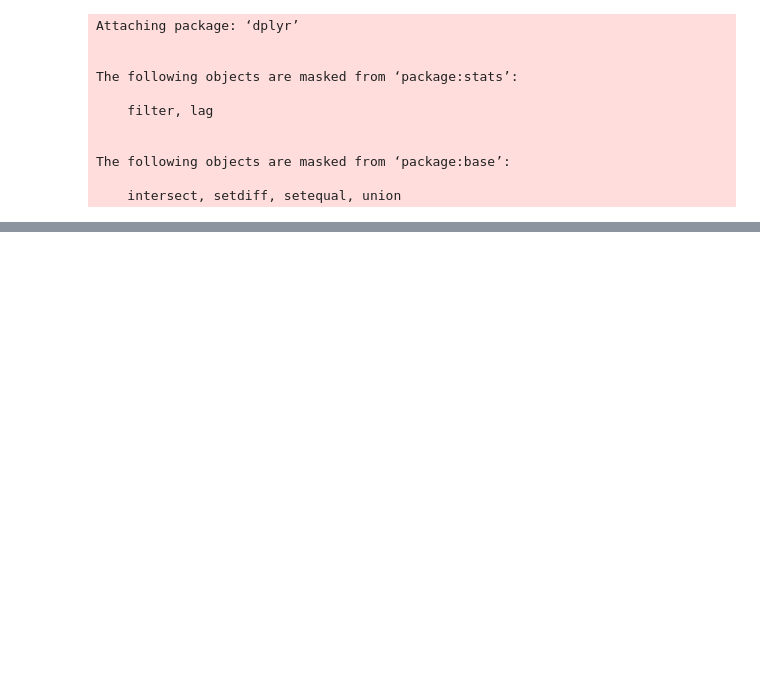
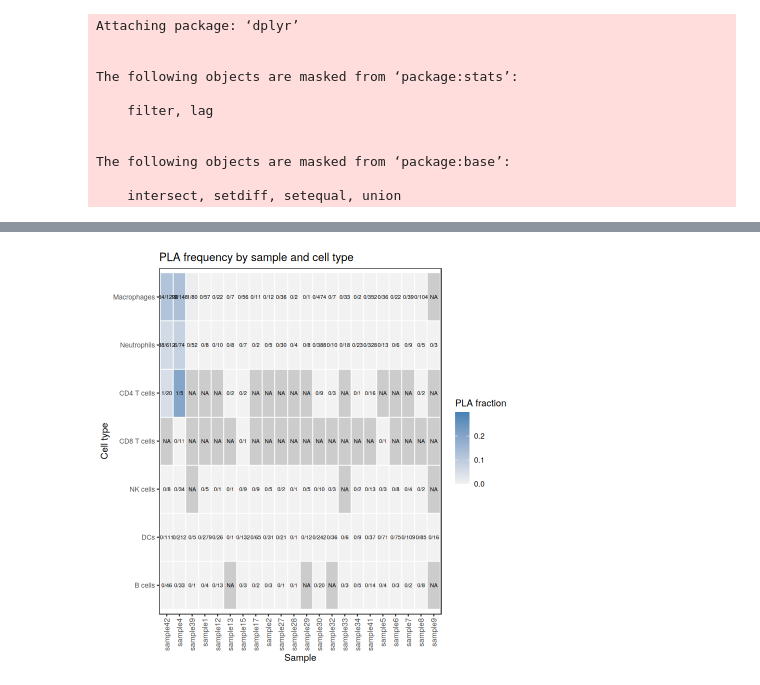
Before and after one commit to auredersch/FoPra_PLAs, a Jupyter notebook: notebooks/exploration_week1/pla_exploration.ipynb, the cells around one changed output, grey strips where cells are left out. Drawn from its saved outputs; the diff is of its cells as text; code cells hidden in the pictures; blank space fills up the shorter version.

```diff
--- a/notebooks/exploration_week1/pla_exploration.ipynb
+++ b/notebooks/exploration_week1/pla_exploration.ipynb
@@ -21,3 +35,17 @@ OUT_DIR <- "~/FoPra_PLAs/results/exploration_week1/"
+# %%
+summary_table <- dataset@meta.data %>%
+  filter(!is.na(pla_status)) %>%
+  group_by(sample, lineage) %>%
+  summarise(
+    n_cells = n(),
+    n_PLA = sum(pla_status == "PLA"),
+    freq_PLA = n_PLA / n_cells,
+    median_nCount_RNA = median(nCount_RNA, na.rm = TRUE),
+    median_nCount_ADT = median(nCount_ADT, na.rm = TRUE),
+    median_percent_mt = median(percent.mt, na.rm = TRUE),
+    .groups = "drop"
+  ) %>%
+  arrange(desc(freq_PLA))
 # %%
 p_donor <- meta %>%
   filter(!is.na(pla_status)) %>%
@@ -44,0 +71,71 @@ ERROR: Error in `group_by()`:
+# %%
+library(dplyr)
+library(tidyr)
+library(ggplot2)
+library(scales)
+
+# Order donors and cell types in a useful way
+sample_order <- summary_table %>%
+  group_by(sample) %>%
+  summarise(total_PLA = sum(n_PLA, na.rm = TRUE), .groups = "drop") %>%
+  arrange(desc(total_PLA)) %>%
+  pull(sample)
+
+celltype_order <- summary_table %>%
+  group_by(lineage) %>%
+  summarise(total_PLA = sum(n_PLA, na.rm = TRUE), .groups = "drop") %>%
+  arrange(total_PLA) %>%
+  pull(lineage)
+
+plot_df <- summary_table %>%
+  mutate(
+    sample = factor(sample, levels = sample_order),
+    lineage = factor(lineage, levels = celltype_order)
+  ) %>%
+  complete(
+    sample,
+    lineage,
+    fill = list(
+      n_cells = NA_integer_,
+      n_PLA = NA_integer_,
+      freq_PLA = NA_real_
+    )
+  ) %>%
+  mutate(
+    label = ifelse(is.na(n_cells), "NA", paste0(n_PLA, "/", n_cells))
+  )
+
+p_all <- ggplot(plot_df, aes(x = sample, y = lineage, fill = freq_PLA)) +
+  geom_tile(color = "white", linewidth = 0.35) +
+  geom_text(aes(label = label), size = 2.2) +
+  scale_fill_gradient(
+    low = "grey95",
+    high = "steelblue",
+    limits = c(0, 0.30),
+    oob = scales::squish,
+    na.value = "grey80"
+  ) +
+  theme_bw() +
+  theme(
+    panel.grid = element_blank(),
+    axis.text.x = element_text(angle = 90, hjust = 1, vjust = 0.5),
+    axis.text.y = element_text(size = 8),
+    legend.position = "right"
+  ) +
+  labs(
+    title = "PLA frequency by sample and cell type",
+    x = "Sample",
+    y = "Cell type",
+    fill = "PLA fraction"
+  )
+
+print(p_all)
+ggsave(
+  file.path(OUT_DIR, "03_pla_frequency_all_celltypes_NA.png"),
+  p_all,
+  width = 11,
+  height = 9,
+  dpi = 300
+)
+# %% [output]
+[figure, added]
```
Also changed, not shown: parts of 3 cells of this notebook.
